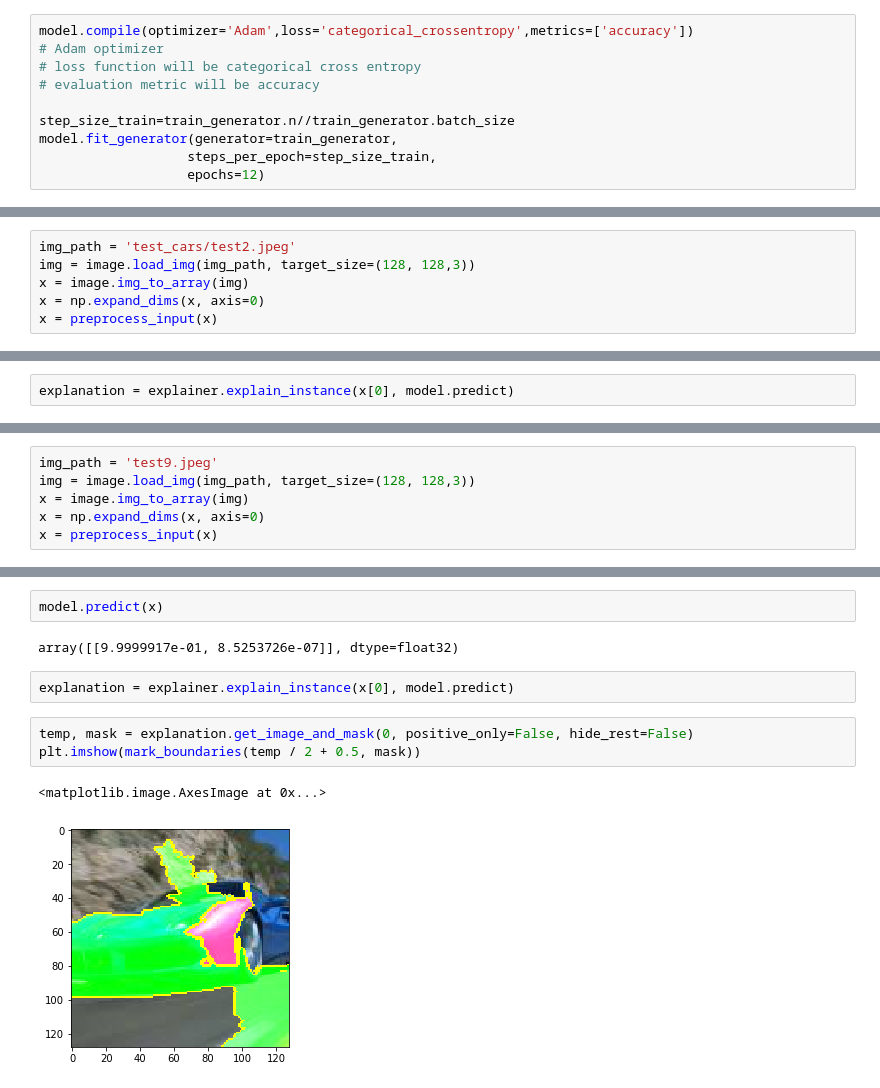
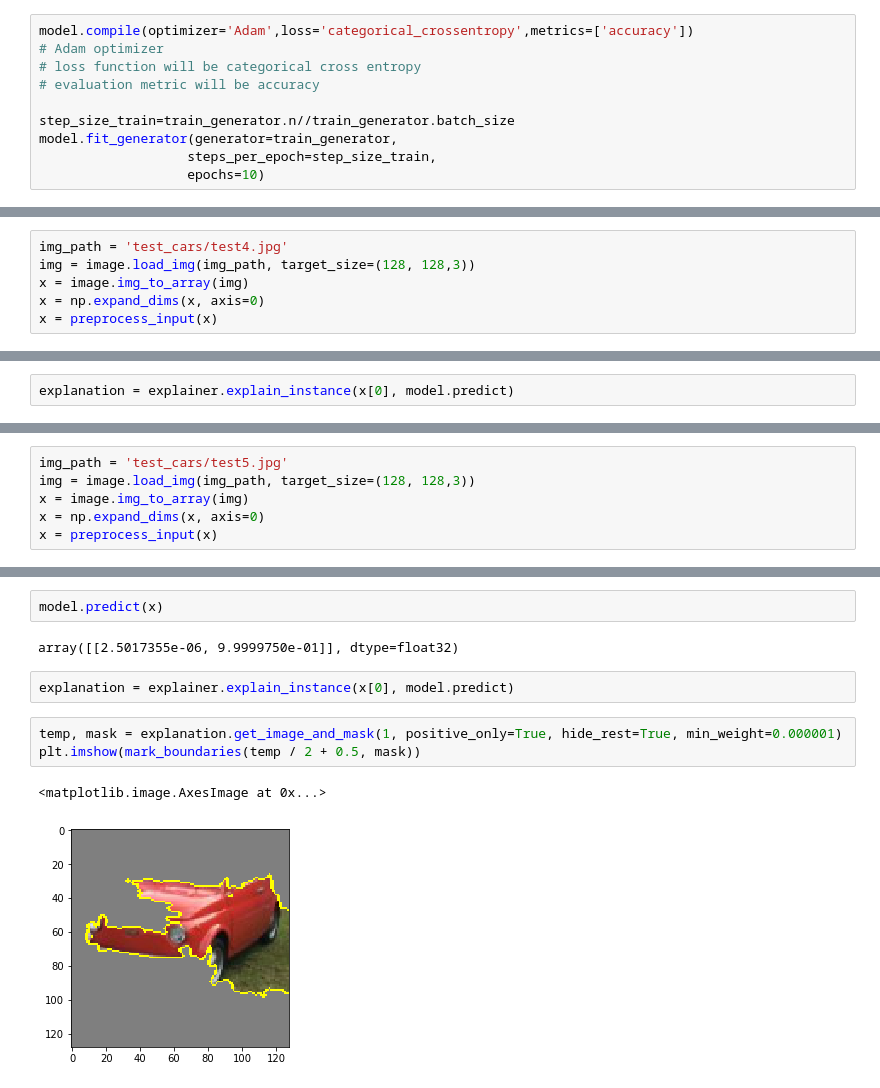
Before and after one commit to dsharpc/bias-and-LIME, a Jupyter notebook: lime.ipynb, the cells around one changed output, grey strips where cells are left out. Saved outputs shown, nothing was run; the diff lists cells and outputs as text.

```diff
--- a/lime.ipynb
+++ b/lime.ipynb
@@ -95,5 +77,5 @@ model.compile(optimizer='Adam',loss='categorical_crossentropy',metrics=['accurac
 step_size_train=train_generator.n//train_generator.batch_size
 model.fit_generator(generator=train_generator,
                    steps_per_epoch=step_size_train,
-                   epochs=12)
+                   epochs=10)
 # %% [output]
@@ -117,6 +99,6 @@ Epoch 12/12
 <keras.callbacks.History at 0x...>
 # %%
-img_path = 'test_cars/test2.jpeg'
+img_path = 'test_cars/test4.jpg'
 img = image.load_img(img_path, target_size=(128, 128,3))
 x = image.img_to_array(img)
 x = np.expand_dims(x, axis=0)
@@ -148,5 +126,5 @@ plt.imshow(mark_boundaries(temp / 2 + 0.5, mask))
 # %%
-img_path = 'test9.jpeg'
+img_path = 'test_cars/test5.jpg'
 img = image.load_img(img_path, target_size=(128, 128,3))
 x = image.img_to_array(img)
 x = np.expand_dims(x, axis=0)
@@ -159,13 +137,13 @@ plt.imshow(x[0]/ 2 +0.5)
 # %%
 model.predict(x)
 # %% [output]
-array([[9.9999917e-01, 8.5253726e-07]], dtype=float32)
+array([[2.5017355e-06, 9.9999750e-01]], dtype=float32)
 # %%
 explanation = explainer.explain_instance(x[0], model.predict)
 # %%
-temp, mask = explanation.get_image_and_mask(0, positive_only=False, hide_rest=False)
+temp, mask = explanation.get_image_and_mask(1, positive_only=True, hide_rest=True, min_weight=0.000001)
 plt.imshow(mark_boundaries(temp / 2 + 0.5, mask))
 # %% [output]
 <matplotlib.image.AxesImage at 0x...>
-[figure, old version]
+[figure, new version]
 # %%
```
Also changed, not shown: parts of 26 cells of this notebook.
